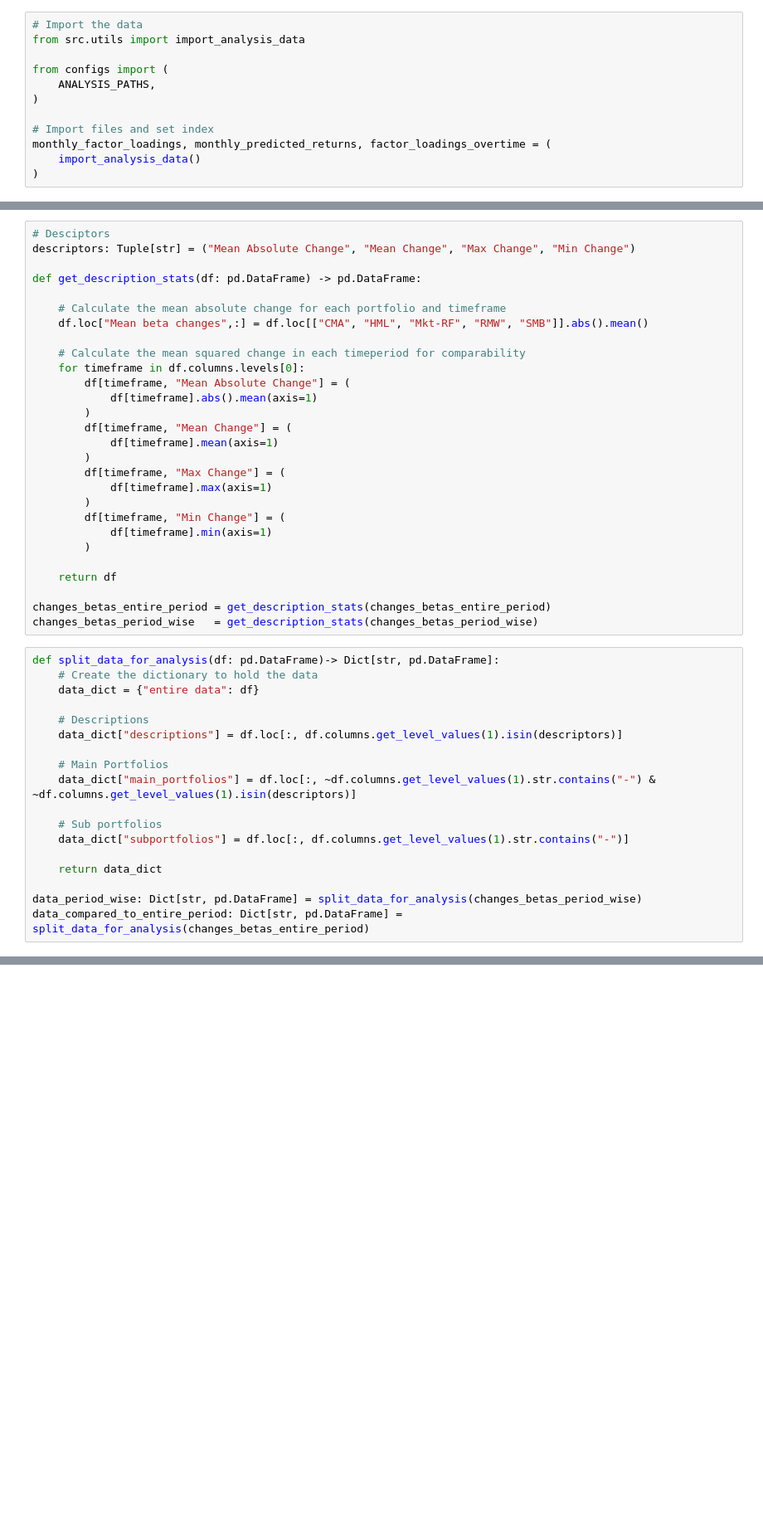
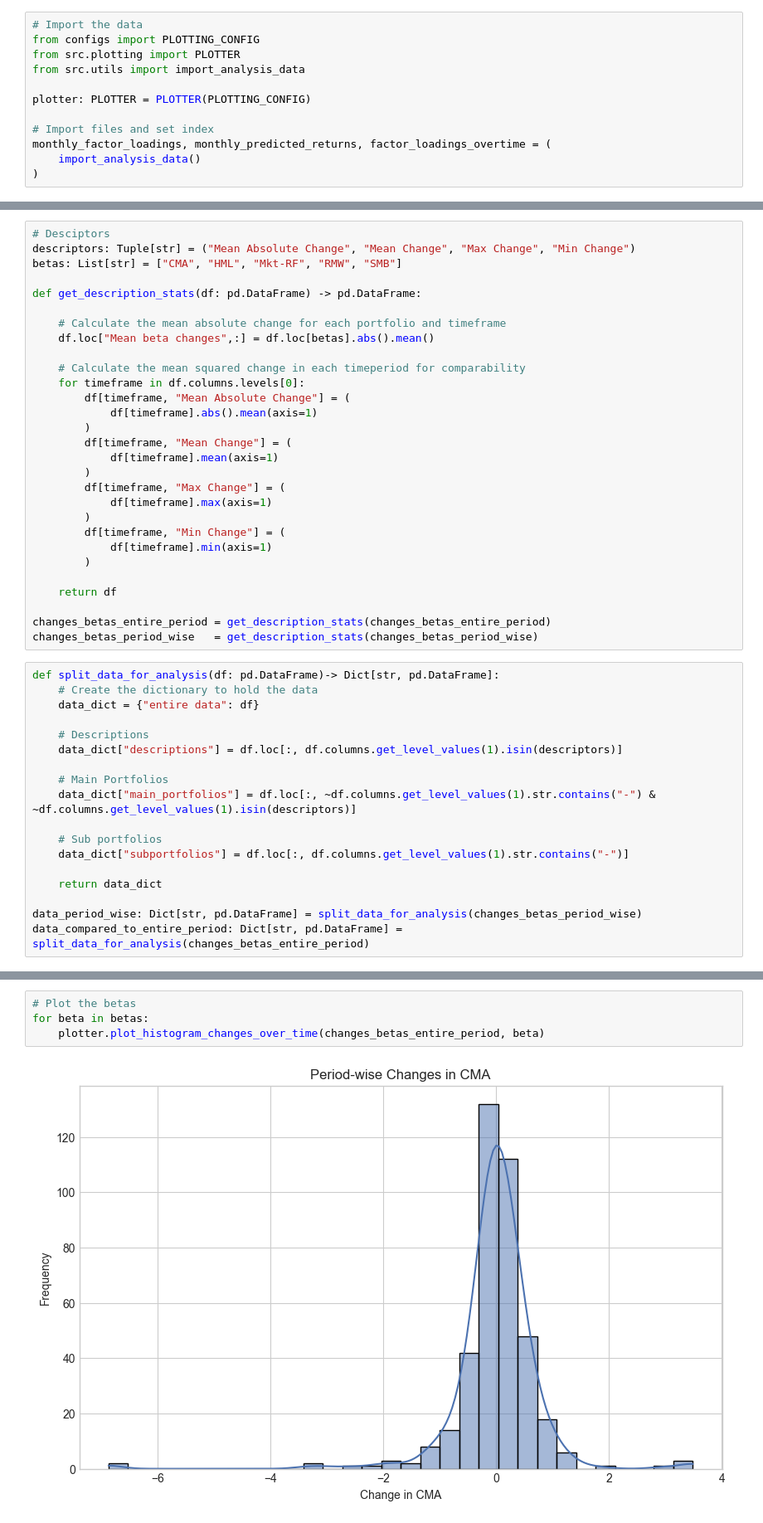
Before and after one commit to matsfwalker/BBAThesis, a Jupyter notebook: analysis/main_results.ipynb, the cells around one changed output, grey strips where cells are left out. Shown at 83% size. Saved outputs shown, nothing was run; the diff lists cells and outputs as text; blank space fills up the shorter version.

Commit message:
Added histogram plot to show changes in betas over time

```diff
--- a/analysis/main_results.ipynb
+++ b/analysis/main_results.ipynb
@@ -136,11 +138,11 @@ PROJECT_ROOT = Path.cwd().parent
 sys.path.insert(0, str(PROJECT_ROOT))
 # %%
 # Import the data
+from configs import PLOTTING_CONFIG
+from src.plotting import PLOTTER
 from src.utils import import_analysis_data
 
-from configs import (
-    ANALYSIS_PATHS,
-)
+plotter: PLOTTER = PLOTTER(PLOTTING_CONFIG)
 
 # Import files and set index
 monthly_factor_loadings, monthly_predicted_returns, factor_loadings_overtime = (
@@ -177,11 +179,12 @@ for i in range(1, len(ordered_timeframe)):
 # %%
 # Desciptors
 descriptors: Tuple[str] = ("Mean Absolute Change", "Mean Change", "Max Change", "Min Change")
+betas: List[str] = ["CMA", "HML", "Mkt-RF", "RMW", "SMB"]
 
 def get_description_stats(df: pd.DataFrame) -> pd.DataFrame:
 
     # Calculate the mean absolute change for each portfolio and timeframe
-    df.loc["Mean beta changes",:] = df.loc[["CMA", "HML", "Mkt-RF", "RMW", "SMB"]].abs().mean()
+    df.loc["Mean beta changes",:] = df.loc[betas].abs().mean()
 
     # Calculate the mean squared change in each timeperiod for comparability
     for timeframe in df.columns.levels[0]:
@@ -222,0 +246,6 @@ data_compared_to_entire_period: Dict[str, pd.DataFrame] = split_data_for_analysi
+# %%
+# Plot the betas
+for beta in betas:
+    plotter.plot_histogram_changes_over_time(changes_betas_entire_period, beta)
+# %% [output]
+[figure, added]
```
Also changed, not shown: parts of 3 cells of this notebook, 2 other files.
